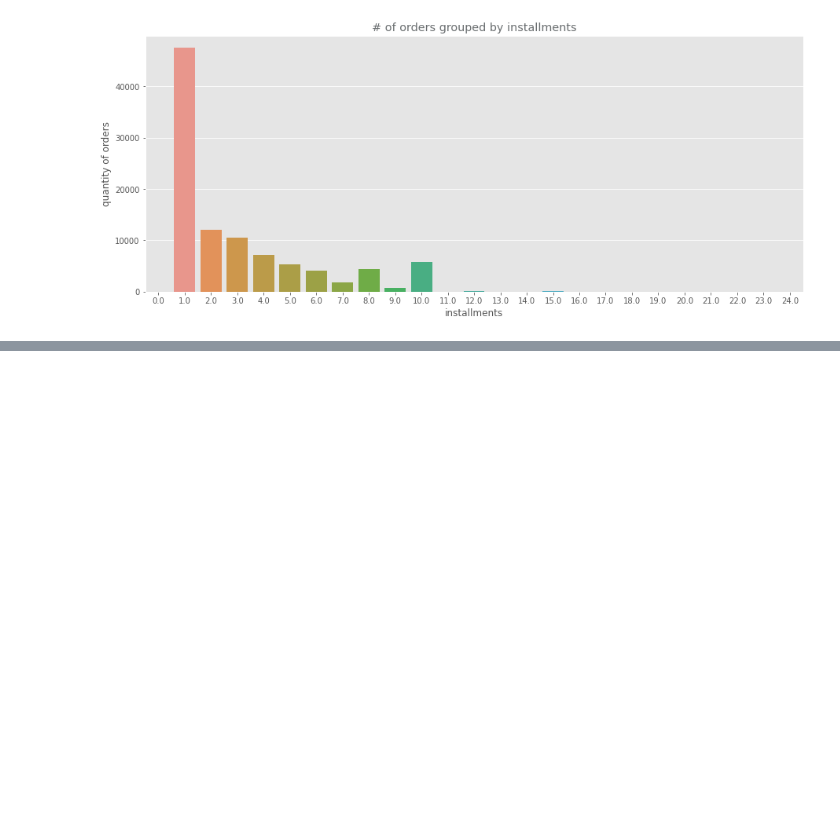
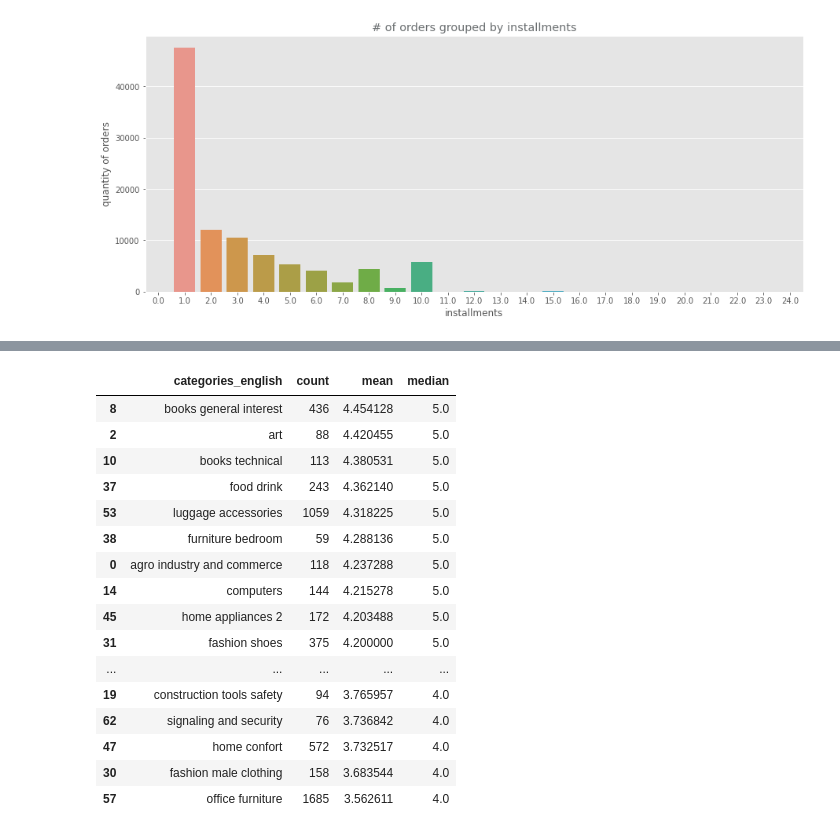
Before and after one commit to rimellegari/e-commerce, a Jupyter notebook: customer.ipynb, the cells around one changed output, grey strips where cells are left out. Cells and saved outputs as stored; diff of their text form; code cells hidden in the pictures; blank space fills up the shorter version.

```diff
--- a/customer.ipynb
+++ b/customer.ipynb
@@ -506,0 +584,25 @@ Index(['order_id', 'order_status', 'order_products_value',
+# %%
+# creating an aggregation
+avg_score_per_category = df_olist.groupby('categories_english', as_index=False).agg({'review_score': ['count', 'mean', 'median']})
+avg_score_per_category.columns = ['categories_english', 'count', 'mean', 'median']
+avg_score_per_category = avg_score_per_category[avg_score_per_category['count'] > 50]
+avg_score_per_category = avg_score_per_category.sort_values(by='mean', ascending=False)
+avg_score_per_category
+# %% [output]
+|  | categories_english | count | mean | median |
+| 8 | books general interest | 436 | 4.454128 | 5.0 |
+| 2 | art | 88 | 4.420455 | 5.0 |
+| 10 | books technical | 113 | 4.380531 | 5.0 |
+| 37 | food drink | 243 | 4.362140 | 5.0 |
+| 53 | luggage accessories | 1059 | 4.318225 | 5.0 |
+| 38 | furniture bedroom | 59 | 4.288136 | 5.0 |
+| 0 | agro industry and commerce | 118 | 4.237288 | 5.0 |
+| 14 | computers | 144 | 4.215278 | 5.0 |
+| 45 | home appliances 2 | 172 | 4.203488 | 5.0 |
+| 31 | fashion shoes | 375 | 4.200000 | 5.0 |
+| ... | ... | ... | ... | ... |
+| 19 | construction tools safety | 94 | 3.765957 | 4.0 |
+| 62 | signaling and security | 76 | 3.736842 | 4.0 |
+| 47 | home confort | 572 | 3.732517 | 4.0 |
+| 30 | fashion male clothing | 158 | 3.683544 | 4.0 |
+| 57 | office furniture | 1685 | 3.562611 | 4.0 |
```
Also changed, not shown: parts of 17 cells of this notebook.
